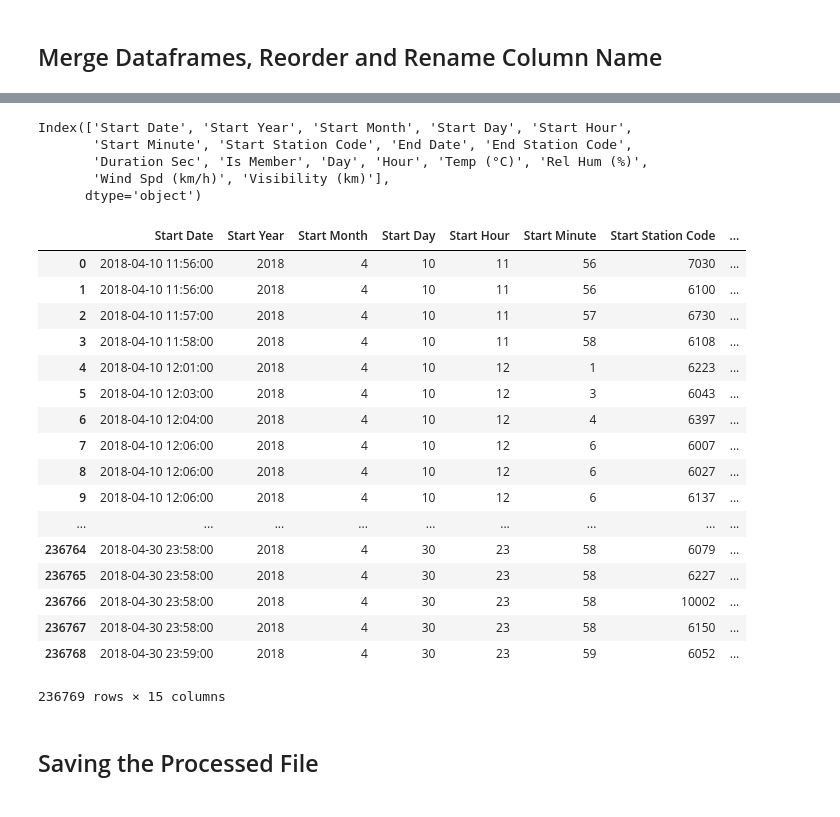
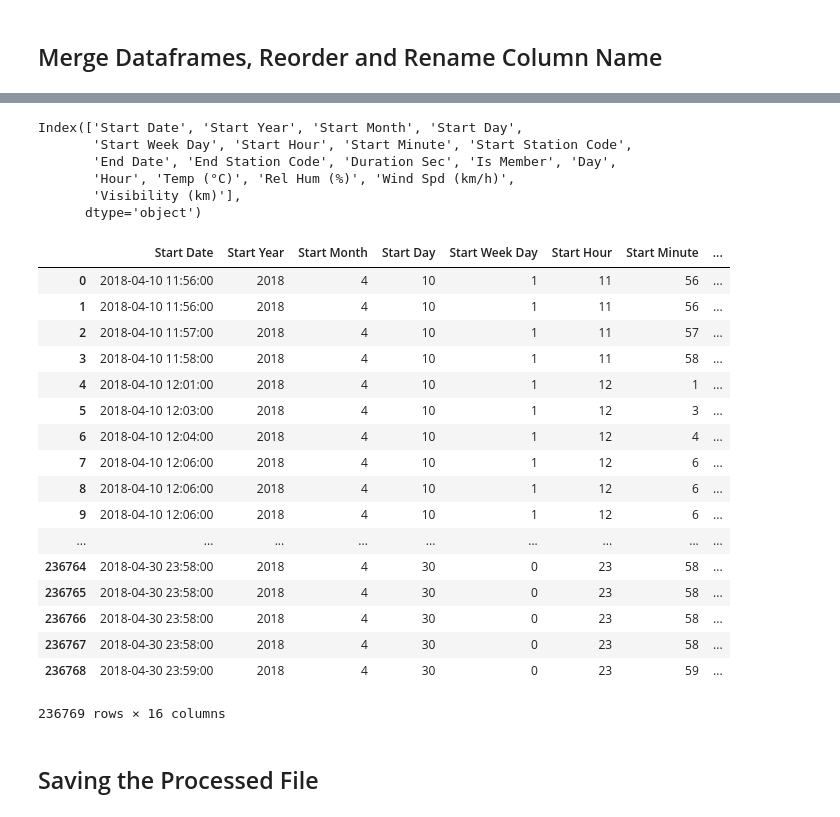
Before and after one commit to bmshahrier/bixi-monteal, a Jupyter notebook: bixi-data-wrangling-analysis.ipynb, the cells around one changed output, grey strips where cells are left out. Drawn from its saved outputs; the diff is of its cells as text; code cells hidden in the pictures.

```diff
--- a/bixi-data-wrangling-analysis.ipynb
+++ b/bixi-data-wrangling-analysis.ipynb
@@ -180,6 +184,7 @@ df_weather.head()
 df_trip['Start Year'] = df_trip['Start Date'].dt.year
 df_trip['Start Month'] = df_trip['Start Date'].dt.month
 df_trip['Start Day'] = df_trip['Start Date'].dt.day
+df_trip['Start Week Day'] = df_trip['Start Date'].dt.dayofweek
 df_trip['Start Hour'] = df_trip['Start Date'].dt.hour
 df_trip['Start Minute'] = df_trip['Start Date'].dt.minute
 df_trip.head()
@@ -200,7 +205,7 @@ Index(['Start Date', 'Start Station Code', 'End Date', 'End Station Code',
       dtype='object')
 # %%
 # BIXI Trip Dataset: Change the order of dataframe columns
-new_order = ['Start Date', 'Start Year', 'Start Month', 'Start Day', 'Start Hour', 'Start Minute',
+new_order = ['Start Date', 'Start Year', 'Start Month', 'Start Day', 'Start Week Day', 'Start Hour', 'Start Minute',
              'Start Station Code', 'End Date', 'End Station Code', 'Duration Sec', 'Is Member']
 df_trip = df_trip[new_order]
 df_trip.head()
@@ -342,37 +359,38 @@ df_merged
 # Get the column names and order of Merged Dataframe
 df_merged.columns
 # %% [output]
-Index(['Start Date', 'Start Year', 'Start Month', 'Start Day', 'Start Hour',
-       'Start Minute', 'Start Station Code', 'End Date', 'End Station Code',
-       'Duration Sec', 'Is Member', 'Day', 'Hour', 'Temp (°C)', 'Rel Hum (%)',
-       'Wind Spd (km/h)', 'Visibility (km)'],
+Index(['Start Date', 'Start Year', 'Start Month', 'Start Day',
+       'Start Week Day', 'Start Hour', 'Start Minute', 'Start Station Code',
+       'End Date', 'End Station Code', 'Duration Sec', 'Is Member', 'Day',
+       'Hour', 'Temp (°C)', 'Rel Hum (%)', 'Wind Spd (km/h)',
+       'Visibility (km)'],
       dtype='object')
 # %%
 # Change the order of dataframe columns
-new_order = ['Start Date', 'Start Year', 'Start Month', 'Start Day', 'Start Hour', 'Start Minute',
+new_order = ['Start Date', 'Start Year', 'Start Month', 'Start Day', 'Start Week Day', 'Start Hour', 'Start Minute',
              'Start Station Code', 'End Date', 'End Station Code', 'Duration Sec', 'Is Member',
              'Temp (°C)', 'Rel Hum (%)', 'Wind Spd (km/h)', 'Visibility (km)']
 df_merged = df_merged[new_order]
 df_merged
 # %% [output]
-|  | Start Date | Start Year | Start Month | Start Day | Start Hour | Start Minute | Start Station Code | ... |
-| 0 | 2018-04-10 11:56:00 | 2018 | 4 | 10 | 11 | 56 | 7030 | ... |
-| 1 | 2018-04-10 11:56:00 | 2018 | 4 | 10 | 11 | 56 | 6100 | ... |
-| 2 | 2018-04-10 11:57:00 | 2018 | 4 | 10 | 11 | 57 | 6730 | ... |
-| 3 | 2018-04-10 11:58:00 | 2018 | 4 | 10 | 11 | 58 | 6108 | ... |
-| 4 | 2018-04-10 12:01:00 | 2018 | 4 | 10 | 12 | 1 | 6223 | ... |
-| 5 | 2018-04-10 12:03:00 | 2018 | 4 | 10 | 12 | 3 | 6043 | ... |
-| 6 | 2018-04-10 12:04:00 | 2018 | 4 | 10 | 12 | 4 | 6397 | ... |
-| 7 | 2018-04-10 12:06:00 | 2018 | 4 | 10 | 12 | 6 | 6007 | ... |
-| 8 | 2018-04-10 12:06:00 | 2018 | 4 | 10 | 12 | 6 | 6027 | ... |
-| 9 | 2018-04-10 12:06:00 | 2018 | 4 | 10 | 12 | 6 | 6137 | ... |
+|  | Start Date | Start Year | Start Month | Start Day | Start Week Day | Start Hour | Start Minute | ... |
+| 0 | 2018-04-10 11:56:00 | 2018 | 4 | 10 | 1 | 11 | 56 | ... |
+| 1 | 2018-04-10 11:56:00 | 2018 | 4 | 10 | 1 | 11 | 56 | ... |
+| 2 | 2018-04-10 11:57:00 | 2018 | 4 | 10 | 1 | 11 | 57 | ... |
+| 3 | 2018-04-10 11:58:00 | 2018 | 4 | 10 | 1 | 11 | 58 | ... |
+| 4 | 2018-04-10 12:01:00 | 2018 | 4 | 10 | 1 | 12 | 1 | ... |
+| 5 | 2018-04-10 12:03:00 | 2018 | 4 | 10 | 1 | 12 | 3 | ... |
+| 6 | 2018-04-10 12:04:00 | 2018 | 4 | 10 | 1 | 12 | 4 | ... |
+| 7 | 2018-04-10 12:06:00 | 2018 | 4 | 10 | 1 | 12 | 6 | ... |
+| 8 | 2018-04-10 12:06:00 | 2018 | 4 | 10 | 1 | 12 | 6 | ... |
+| 9 | 2018-04-10 12:06:00 | 2018 | 4 | 10 | 1 | 12 | 6 | ... |
 | ... | ... | ... | ... | ... | ... | ... | ... | ... |
-| 236764 | 2018-04-30 23:58:00 | 2018 | 4 | 30 | 23 | 58 | 6079 | ... |
-| 236765 | 2018-04-30 23:58:00 | 2018 | 4 | 30 | 23 | 58 | 6227 | ... |
-| 236766 | 2018-04-30 23:58:00 | 2018 | 4 | 30 | 23 | 58 | 10002 | ... |
-| 236767 | 2018-04-30 23:58:00 | 2018 | 4 | 30 | 23 | 58 | 6150 | ... |
-| 236768 | 2018-04-30 23:59:00 | 2018 | 4 | 30 | 23 | 59 | 6052 | ... |
+| 236764 | 2018-04-30 23:58:00 | 2018 | 4 | 30 | 0 | 23 | 58 | ... |
+| 236765 | 2018-04-30 23:58:00 | 2018 | 4 | 30 | 0 | 23 | 58 | ... |
+| 236766 | 2018-04-30 23:58:00 | 2018 | 4 | 30 | 0 | 23 | 58 | ... |
+| 236767 | 2018-04-30 23:58:00 | 2018 | 4 | 30 | 0 | 23 | 58 | ... |
+| 236768 | 2018-04-30 23:59:00 | 2018 | 4 | 30 | 0 | 23 | 59 | ... |
-236769 rows × 15 columns
+236769 rows × 16 columns
 # %% [markdown]
 ## Saving the Processed File
 # %%
```
Also changed, not shown: parts of 12 cells of this notebook.
